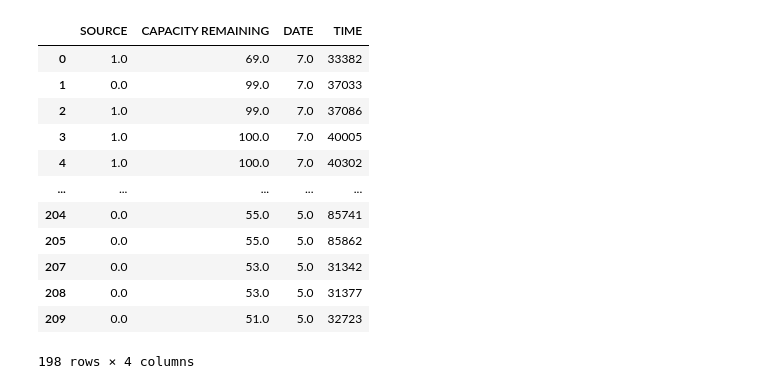
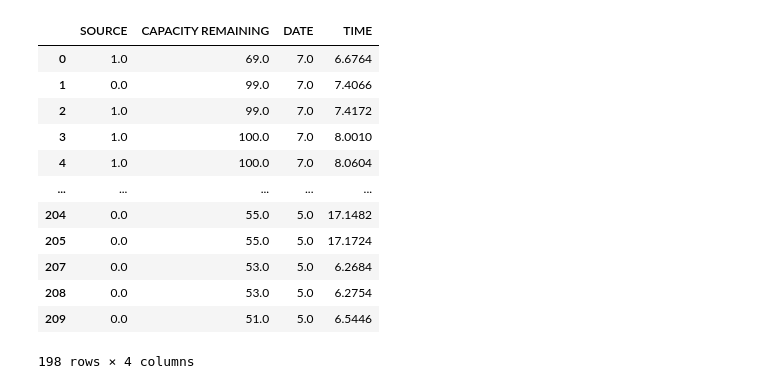
Before and after one commit to AdvaithAnand1/Project-Charge, a Jupyter notebook: ChargeV2/temp.ipynb, the cells around one changed output. Saved outputs shown, nothing was run; the diff lists cells and outputs as text; code cells hidden in the pictures.

```diff
--- a/ChargeV2/temp.ipynb
+++ b/ChargeV2/temp.ipynb
@@ -3,42 +3,42 @@ import pandas as pd
 # %%
 file_path = r"C:\Windows\System32\battery-report.html"
 history = pd.read_html(file_path)[2]
 history = history[history['STATE'] != 'Suspended'].drop(["CAPACITY REMAINING.1", "STATE"], axis = 1)
 map = {
     "AC": 1,
     "Battery": 0
 }
 history["SOURCE"] = history["SOURCE"].map(map).astype(float)
 history["CAPACITY REMAINING"] = history["CAPACITY REMAINING"].str[:-2].astype(float)
 dt_full = pd.to_datetime(history['START TIME'], errors = "coerce")
 history["DATE"] = dt_full.dt.day_name().ffill()
 history['TIME'] = pd.to_datetime(history['START TIME'], format = "mixed")
 map2 = {
     "Sunday": 1,
     "Monday": 2,
     "Tuesday": 3,
     "Wednesday": 4,
     "Thursday": 5,
     "Friday": 6,
     "Saturday": 7
 }
 history = history.drop("START TIME", axis = 1)
 history["DATE"] = history["DATE"].map(map2).astype(float)
-history["TIME"] = history["TIME"].dt.second + history["TIME"].dt.minute * 60 + history["TIME"].dt.hour * 3600
+history["TIME"] = (history["TIME"].dt.second + history["TIME"].dt.minute * 60 + history["TIME"].dt.hour * 3600) * 0.0002
 history
 # %% [output]
 |  | SOURCE | CAPACITY REMAINING | DATE | TIME |
-| 0 | 1.0 | 69.0 | 7.0 | 33382 |
-| 1 | 0.0 | 99.0 | 7.0 | 37033 |
-| 2 | 1.0 | 99.0 | 7.0 | 37086 |
-| 3 | 1.0 | 100.0 | 7.0 | 40005 |
-| 4 | 1.0 | 100.0 | 7.0 | 40302 |
+| 0 | 1.0 | 69.0 | 7.0 | 6.6764 |
+| 1 | 0.0 | 99.0 | 7.0 | 7.4066 |
+| 2 | 1.0 | 99.0 | 7.0 | 7.4172 |
+| 3 | 1.0 | 100.0 | 7.0 | 8.0010 |
+| 4 | 1.0 | 100.0 | 7.0 | 8.0604 |
 | ... | ... | ... | ... | ... |
-| 204 | 0.0 | 55.0 | 5.0 | 85741 |
-| 205 | 0.0 | 55.0 | 5.0 | 85862 |
-| 207 | 0.0 | 53.0 | 5.0 | 31342 |
-| 208 | 0.0 | 53.0 | 5.0 | 31377 |
-| 209 | 0.0 | 51.0 | 5.0 | 32723 |
+| 204 | 0.0 | 55.0 | 5.0 | 17.1482 |
+| 205 | 0.0 | 55.0 | 5.0 | 17.1724 |
+| 207 | 0.0 | 53.0 | 5.0 | 6.2684 |
+| 208 | 0.0 | 53.0 | 5.0 | 6.2754 |
+| 209 | 0.0 | 51.0 | 5.0 | 6.5446 |
 198 rows × 4 columns
 # %%
 import torch
```
Also changed, not shown: parts of 4 cells of this notebook, 1 other file.
